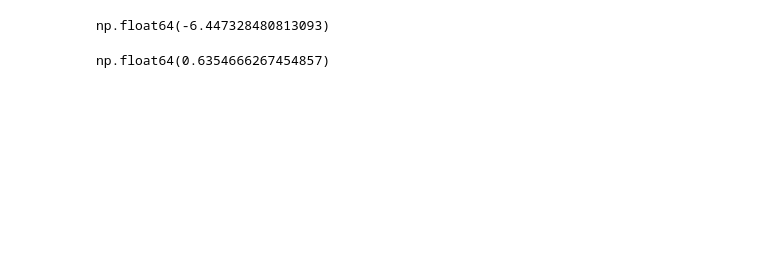
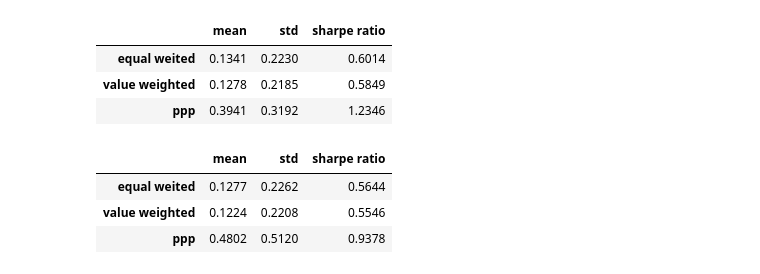
Before and after one commit to TonyHuang241/robust_sdf, a Jupyter notebook: 04_code/portfolio_construction.ipynb, the cells around one changed output. Saved outputs shown, nothing was run; the diff lists cells and outputs as text; code cells hidden in the pictures; blank space fills up the shorter version.

```diff
--- a/04_code/portfolio_construction.ipynb
+++ b/04_code/portfolio_construction.ipynb
@@ -225,8 +221,8 @@ def _single_iter(data, T, N, strategy_num, c, s):
         w = []
         w.append(Equal_Weighted(train, c).flatten())
         for j in range(1, strategy_num - 1):
-            w.append(DRMV_socp(train, 10**(-j), 1, c).flatten())
-        w.append(DRMV_socp(train, 0, 1, c).flatten())
+            w.append(DRMV_socp(train, 10**(-j), 2, c).flatten())
+        w.append(DRMV_socp(train, 0, 2, c).flatten())
 
         for j, weight in enumerate(w):
             ret[j, i] = test @ weight
@@ -260,2 +253,13 @@ mean_sharpe = sharpe.mean(axis=2)
 # %%
-# np.save('../05_output/port_ret(T=12, N_max=24, p=1, c=1).npy', port_ret)
+iter_num = 100
+T = 12
+strategy_num = 6
+start = 1
+end = 24
+portfolio_size = [n for n in range(start, end + 1)]
+port_ret = np.zeros((len(portfolio_size), strategy_num, iter_num, data.shape[0] - T - 1))
+
+for N in portfolio_size:
+    port_ret[N-start] = evaluate_parallel(data, T, N, iter_num, strategy_num, c=False, n_jobs=-1)
+
+np.save('../05_output/new_port_ret(T=12, N_max=24, p=2, c=0).npy', port_ret)
@@ -279,17 +281,17 @@ def plot_cumulative_returns(*return_series):
 # %%
 mean_sharpe = []
-port_ret = np.load('../05_output/port_ret(T=12, N_max=24, p=2, c=0).npy')
+port_ret = np.load('../05_output/new_port_ret(T=12, N_max=24, p=2, c=0).npy')
 sharpe = port_ret.mean(axis=3)*12 / (port_ret.std(axis=3)*np.sqrt(12))
 mean_sharpe.append(sharpe.mean(axis=2))
-port_ret = np.load('../05_output/port_ret(T=12, N_max=24, p=2, c=1).npy')
+port_ret = np.load('../05_output/new_port_ret(T=12, N_max=24, p=2, c=1).npy')
 sharpe = port_ret.mean(axis=3)*12 / (port_ret.std(axis=3)*np.sqrt(12))
 mean_sharpe.append(sharpe.mean(axis=2))
-port_ret = np.load('../05_output/port_ret(T=12, N_max=24, p=1, c=0).npy')
-sharpe = port_ret.mean(axis=3)*12 / (port_ret.std(axis=3)*np.sqrt(12))
-mean_sharpe.append(sharpe.mean(axis=2))
-port_ret = np.load('../05_output/port_ret(T=12, N_max=24, p=1, c=1).npy')
-sharpe = port_ret.mean(axis=3)*12 / (port_ret.std(axis=3)*np.sqrt(12))
-mean_sharpe.append(sharpe.mean(axis=2))
+# port_ret = np.load('../05_output/port_ret(T=12, N_max=24, p=1, c=0).npy')
+# sharpe = port_ret.mean(axis=3)*12 / (port_ret.std(axis=3)*np.sqrt(12))
+# mean_sharpe.append(sharpe.mean(axis=2))
+# port_ret = np.load('../05_output/port_ret(T=12, N_max=24, p=1, c=1).npy')
+# sharpe = port_ret.mean(axis=3)*12 / (port_ret.std(axis=3)*np.sqrt(12))
+# mean_sharpe.append(sharpe.mean(axis=2))
 # %%
 fig, ax = plt.subplots(1, len(mean_sharpe), figsize=(5*len(mean_sharpe), 5))
 for j in range(len(mean_sharpe)):
@@ -402,8 +513,28 @@ ew_df
-# %%
-tvalue
-# %% [output]
-np.float64(-6.447328480813093)
-# %%
-np.mean(ew_alln)*12/(np.std(ew_alln) * np.sqrt(12))
-# %% [output]
-np.float64(0.6354666267454857)
+# %%
+charslist = np.where(np.isin(charnames, ['beme', 'lme', 'cum_return_12_2']))[0]
+port_ret = _single_iter_inrand(xret[:, :300], chars[:, :300, charslist], train_len=120, port_num=-1, strategy_num=3, use_chars=0, p=2, s=0)
+results = pd.DataFrame({
+    'mean':         np.round(np.mean(port_ret, axis=1)*12, 4),
+    'std':          np.round(np.std(port_ret, axis=1)*np.sqrt(12), 4),
+    'sharpe ratio': np.round(np.mean(port_ret, axis=1)*12/(np.std(port_ret, axis=1)*np.sqrt(12)), 4),
+}, index=['equal weited', 'value weighted', 'ppp'])
+results
+# %% [output]
+|  | mean | std | sharpe ratio |
+| equal weited | 0.1341 | 0.2230 | 0.6014 |
+| value weighted | 0.1278 | 0.2185 | 0.5849 |
+| ppp | 0.3941 | 0.3192 | 1.2346 |
+# %%
+charslist = np.where(np.isin(charnames, ['beme', 'lme', 'cum_return_12_2']))[0]
+port_ret = _single_iter_inrand(xret[:, :300], chars[:, :300, charslist], train_len=120, port_num=100, strategy_num=3, use_chars=0, p=2, s=0)
+results = pd.DataFrame({
+    'mean':         np.round(np.mean(port_ret, axis=1)*12, 4),
+    'std':          np.round(np.std(port_ret, axis=1)*np.sqrt(12), 4),
+    'sharpe ratio': np.round(np.mean(port_ret, axis=1)*12/(np.std(port_ret, axis=1)*np.sqrt(12)), 4),
+}, index=['equal weited', 'value weighted', 'ppp'])
+results
+# %% [output]
+|  | mean | std | sharpe ratio |
+| equal weited | 0.1277 | 0.2262 | 0.5644 |
+| value weighted | 0.1224 | 0.2208 | 0.5546 |
+| ppp | 0.4802 | 0.5120 | 0.9378 |
```
Also changed, not shown: parts of 17 cells of this notebook, 9 other files.
